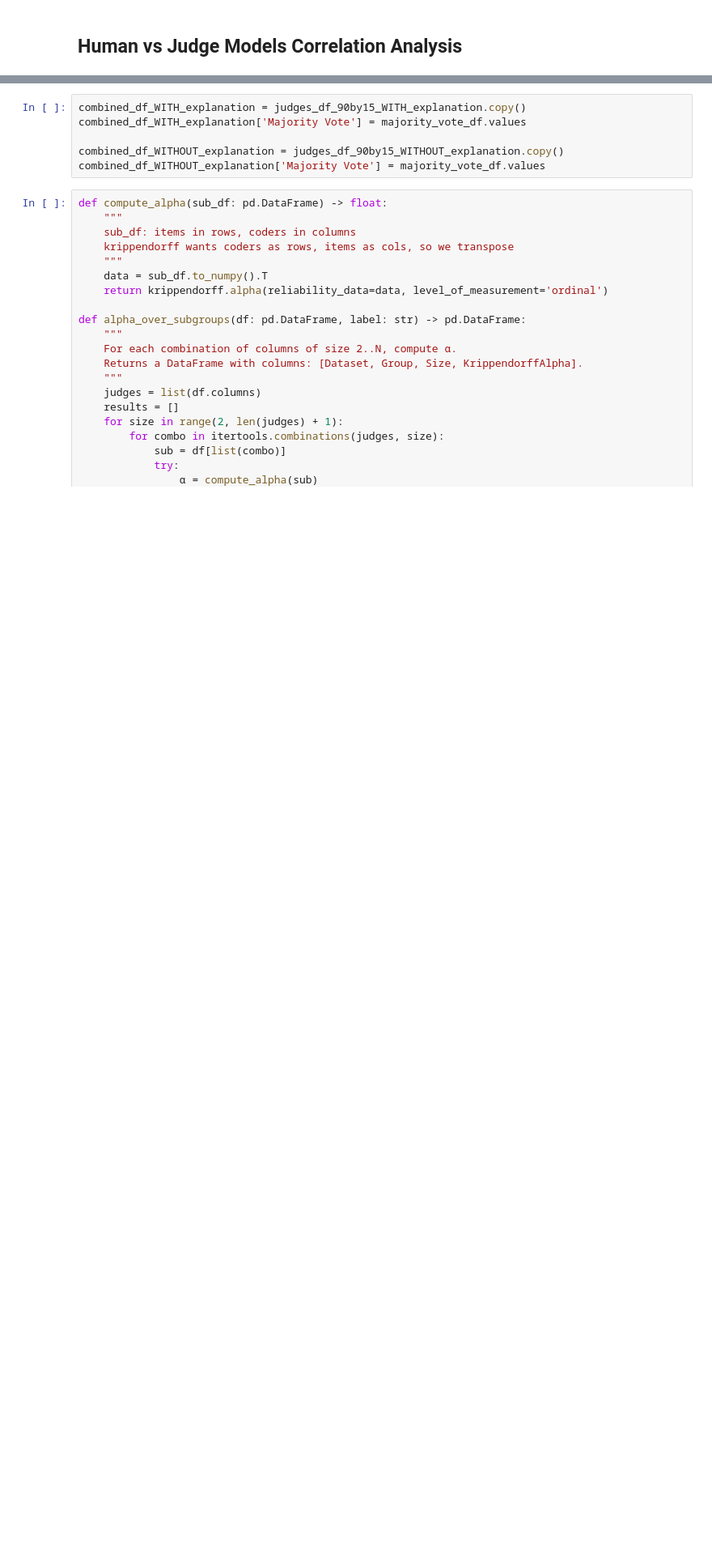
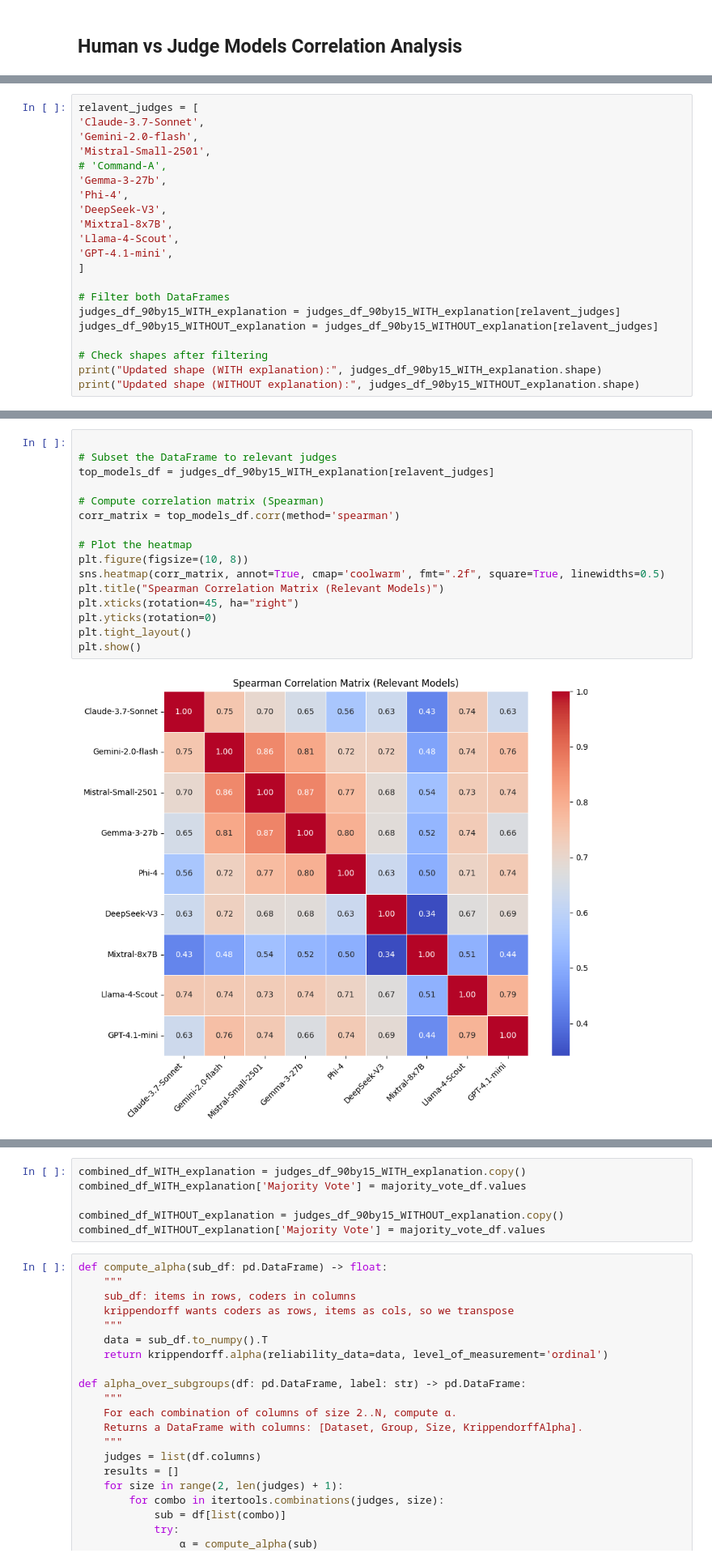
Before and after one commit to isaofllms/isaOfLlms, a Jupyter notebook: Aug25Experiments.ipynb, the cells around one changed output, grey strips where cells are left out. Shown at 81% size. Cells and saved outputs as stored; diff of their text form; blank space fills up the shorter version.

Commit message:
continue and finishing (hopefully) the new experiment for prompt with explanation.

```diff
--- a/Aug25Experiments.ipynb
+++ b/Aug25Experiments.ipynb
@@ -1140,0 +1123,21 @@ New shape of judges_df_90by15_WITHOUT_explanation: (90, 15)
+# %%
+relavent_judges = [
+'Claude-3.7-Sonnet',
+'Gemini-2.0-flash',
+'Mistral-Small-2501',
+# 'Command-A',
+'Gemma-3-27b',
+'Phi-4',
+'DeepSeek-V3',
+'Mixtral-8x7B',
+'Llama-4-Scout',
+'GPT-4.1-mini',
+]
+
+# Filter both DataFrames
+judges_df_90by15_WITH_explanation = judges_df_90by15_WITH_explanation[relavent_judges]
+judges_df_90by15_WITHOUT_explanation = judges_df_90by15_WITHOUT_explanation[relavent_judges]
+
+# Check shapes after filtering
+print("Updated shape (WITH explanation):", judges_df_90by15_WITH_explanation.shape)
+print("Updated shape (WITHOUT explanation):", judges_df_90by15_WITHOUT_explanation.shape)
@@ -1190,3 +1201,21 @@ for r in results_sorted:
+# %%
+
+# Subset the DataFrame to relevant judges
+top_models_df = judges_df_90by15_WITH_explanation[relavent_judges]
+
+# Compute correlation matrix (Spearman)
+corr_matrix = top_models_df.corr(method='spearman')
+
+# Plot the heatmap
+plt.figure(figsize=(10, 8))
+sns.heatmap(corr_matrix, annot=True, cmap='coolwarm', fmt=".2f", square=True, linewidths=0.5)
+plt.title("Spearman Correlation Matrix (Relevant Models)")
+plt.xticks(rotation=45, ha="right")
+plt.yticks(rotation=0)
+plt.tight_layout()
+plt.show()
+# %% [output]
+[figure, added]
 # %%
 ### Without Explanation ###
 
```
Also changed, not shown: parts of 17 cells of this notebook, 21 other files.
